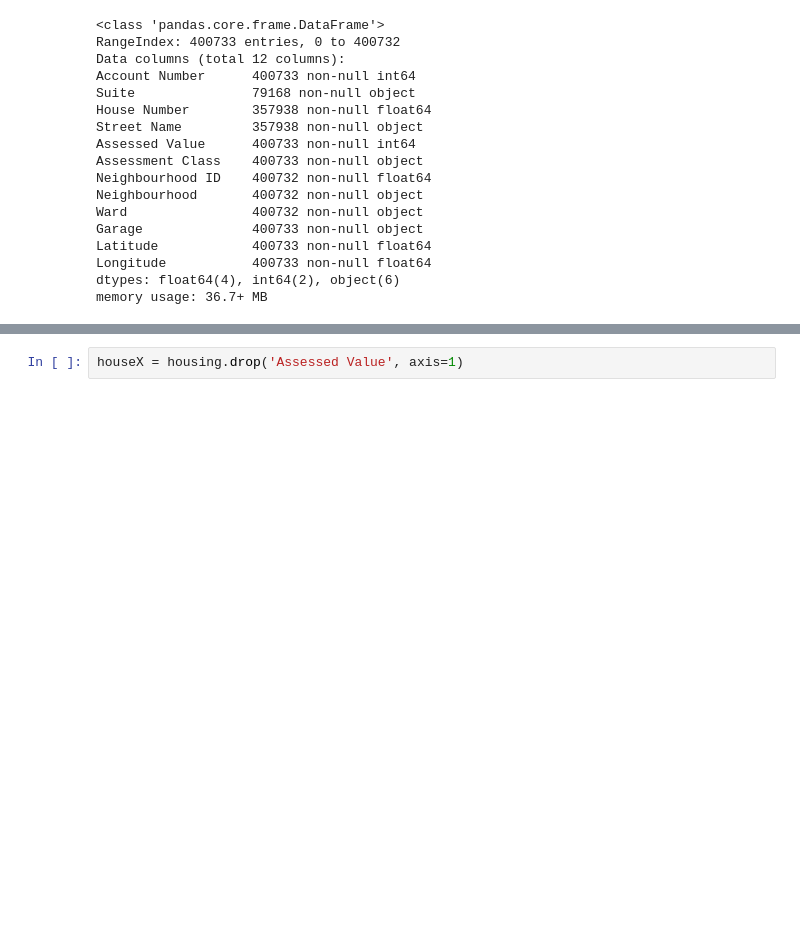
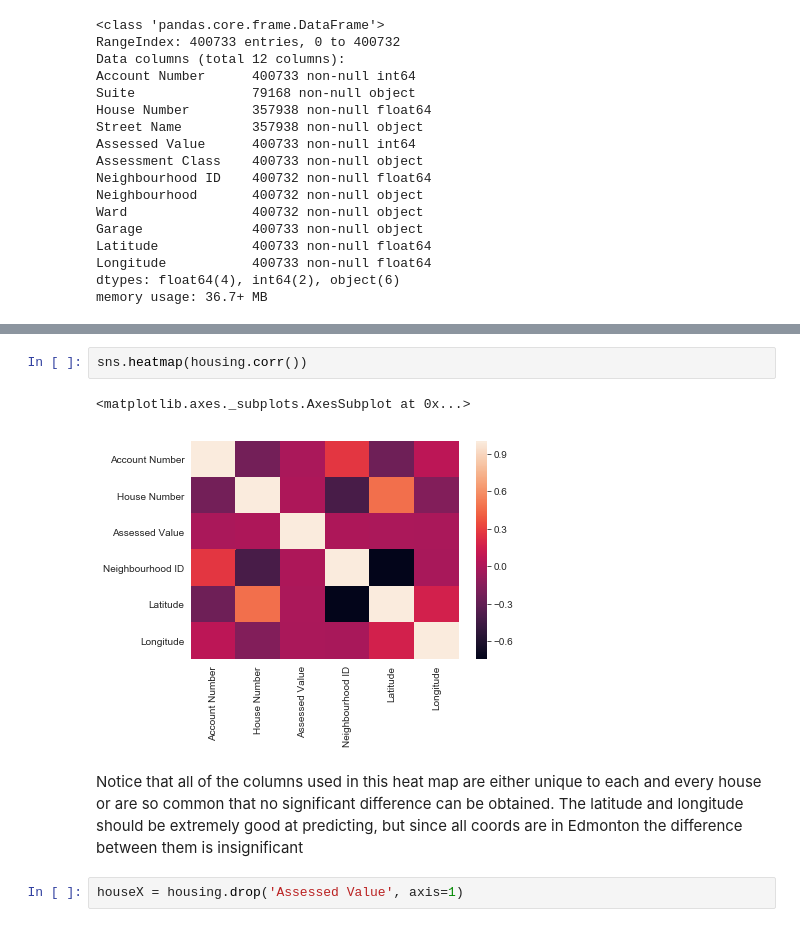
Before and after one commit to psaunderualberta/DataScienceProjects, a Jupyter notebook: Edmonton Housing Data.ipynb, the cells around one changed output, grey strips where cells are left out. Drawn from its saved outputs; the diff is of its cells as text; blank space fills up the shorter version.

Commit message:
Work on Edmonton housing, added misc. functions notebook

```diff
--- a/Edmonton Housing Data.ipynb
+++ b/Edmonton Housing Data.ipynb
@@ -48,6 +48,13 @@ housing.describe()
 | 50% | 9.940371e+06 | 8308.000000 | 3.230000e+05 | 4500.000000 | 53.521727 | -113.509569 |
 | 75% | 1.013078e+07 | 11452.000000 | 4.255000e+05 | 5576.000000 | 53.573793 | -113.448343 |
 | max | 1.094012e+07 | 51175.000000 | 1.338810e+09 | 8888.000000 | 53.715149 | -113.278435 |
+# %%
+sns.heatmap(housing.corr())
+# %% [output]
+<matplotlib.axes._subplots.AxesSubplot at 0x...>
+[figure, added]
+# %% [markdown]
+Notice that all of the columns used in this heat map are either unique to each and every house or are so common that no significant difference can be obtained. The latitude and longitude should be extremely good at predicting, but since all coords are in Edmonton the difference between them is insignificant
 # %%
 houseX = housing.drop('Assessed Value', axis=1)
 # %%
```
Also changed, not shown: parts of 11 cells of this notebook, 1 other file.
